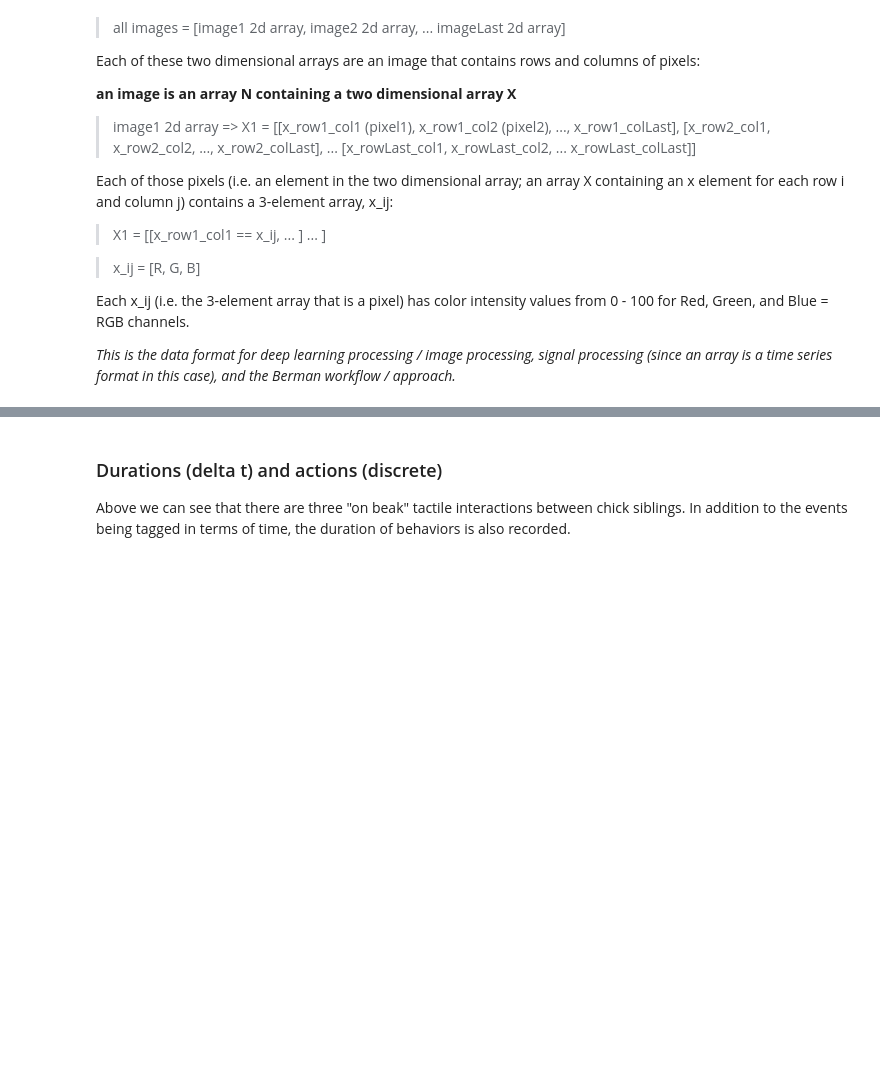
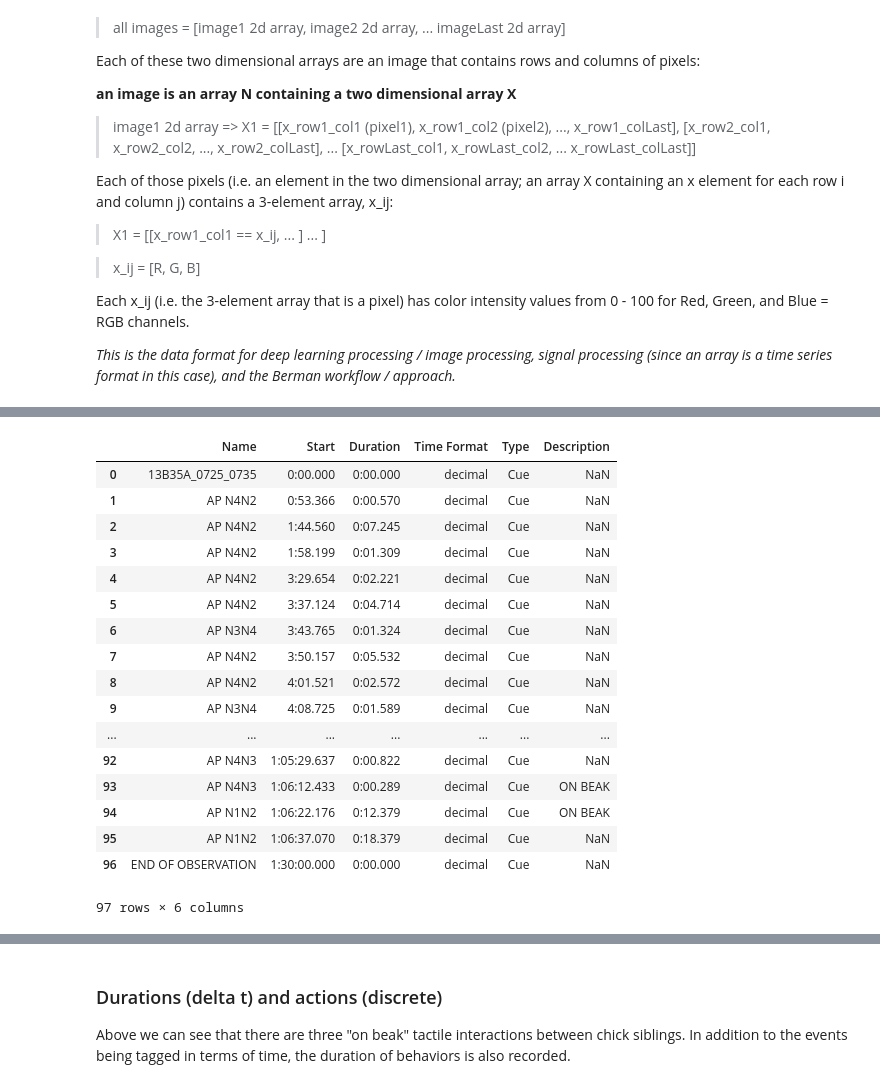
Before and after one commit to Thru-Echoes/c2cmap, a Jupyter notebook: explore_tactile_data.ipynb, the cells around one changed output, grey strips where cells are left out. Drawn from its saved outputs; the diff is of its cells as text; code cells hidden in the pictures; blank space fills up the shorter version.

```diff
--- a/explore_tactile_data.ipynb
+++ b/explore_tactile_data.ipynb
@@ -42 +54,25 @@ from sklearn.cluster import KMeans
+# %%
+## Explore CSV of single day data (July 25)
+
+nest13B35A_0725 = pd.read_table("csvdata/nest13B35A/13B35A_0725_0735.csv")
+nest13B35A_0725
+# %% [output]
+|  | Name | Start | Duration | Time Format | Type | Description |
+| 0 | 13B35A_0725_0735 | 0:00.000 | 0:00.000 | decimal | Cue | NaN |
+| 1 | AP N4N2 | 0:53.366 | 0:00.570 | decimal | Cue | NaN |
+| 2 | AP N4N2 | 1:44.560 | 0:07.245 | decimal | Cue | NaN |
+| 3 | AP N4N2 | 1:58.199 | 0:01.309 | decimal | Cue | NaN |
+| 4 | AP N4N2 | 3:29.654 | 0:02.221 | decimal | Cue | NaN |
+| 5 | AP N4N2 | 3:37.124 | 0:04.714 | decimal | Cue | NaN |
+| 6 | AP N3N4 | 3:43.765 | 0:01.324 | decimal | Cue | NaN |
+| 7 | AP N4N2 | 3:50.157 | 0:05.532 | decimal | Cue | NaN |
+| 8 | AP N4N2 | 4:01.521 | 0:02.572 | decimal | Cue | NaN |
+| 9 | AP N3N4 | 4:08.725 | 0:01.589 | decimal | Cue | NaN |
+| ... | ... | ... | ... | ... | ... | ... |
+| 92 | AP N4N3 | 1:05:29.637 | 0:00.822 | decimal | Cue | NaN |
+| 93 | AP N4N3 | 1:06:12.433 | 0:00.289 | decimal | Cue | ON BEAK |
+| 94 | AP N1N2 | 1:06:22.176 | 0:12.379 | decimal | Cue | ON BEAK |
+| 95 | AP N1N2 | 1:06:37.070 | 0:18.379 | decimal | Cue | NaN |
+| 96 | END OF OBSERVATION | 1:30:00.000 | 0:00.000 | decimal | Cue | NaN |
+97 rows × 6 columns
 # %%
```
Also changed, not shown: parts of 2 cells of this notebook.
